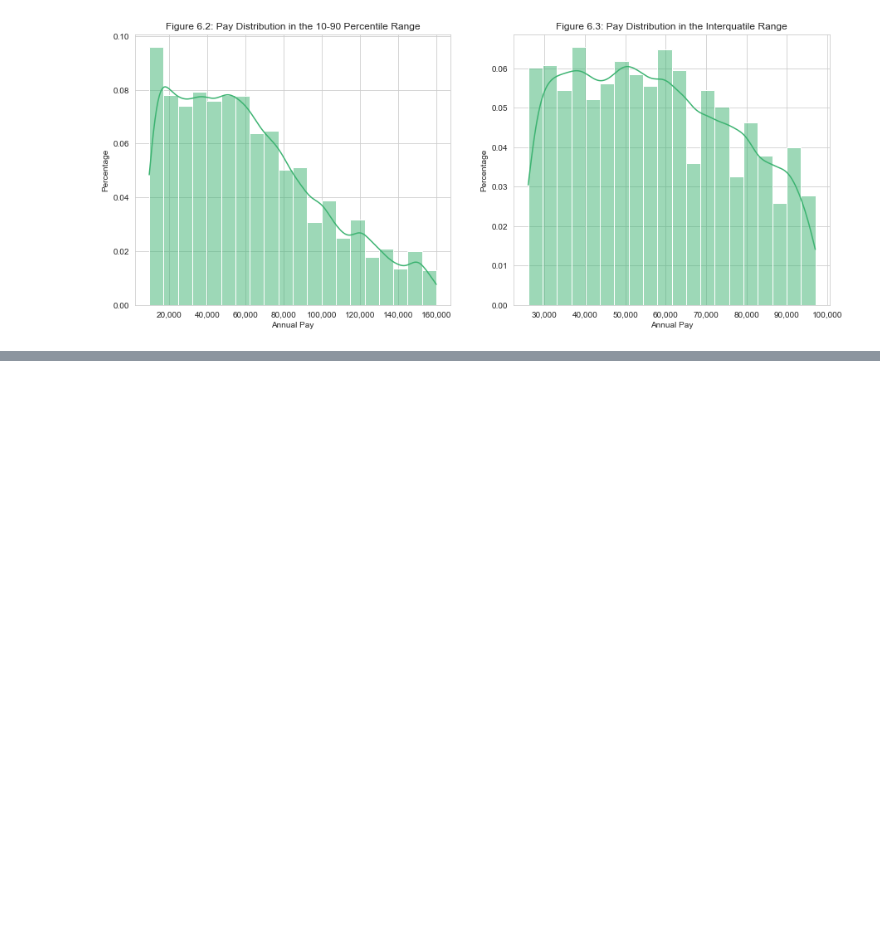
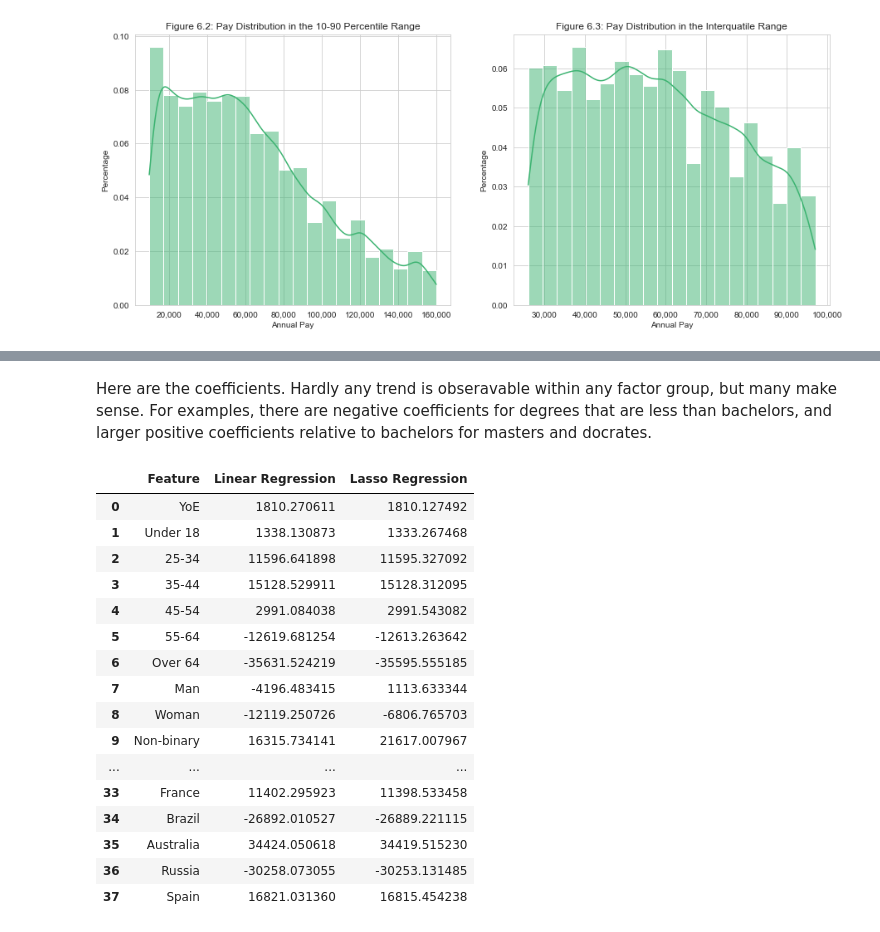
Before and after one commit to potatokim/data-science-demographics-visuals, a Jupyter notebook: main.ipynb, the cells around one changed output, grey strips where cells are left out. Cells and saved outputs as stored; diff of their text form; code cells hidden in the pictures; blank space fills up the shorter version.

```diff
--- a/main.ipynb
+++ b/main.ipynb
@@ -741,0 +837,26 @@ mid_pay_plot.set(ylabel=PCT_LABEL, xlabel=PAY_LABEL, title='Figure 6.3: Pay Dist
+# %% [markdown]
+Here are the coefficients. Hardly any trend is obseravable within any factor group, but many make sense. For examples, there are negative coefficients for degrees that are less than bachelors, and larger positive coefficients relative to bachelors for masters and docrates.
+# %%
+pd.DataFrame({
+    'Feature' : list(pred_data.drop(columns=[PAY]).columns),
+    'Linear Regression': lr.coef_,
+    'Lasso Regression': lasso.coef_
+})
+# %% [output]
+|  | Feature | Linear Regression | Lasso Regression |
+| 0 | YoE | 1810.270611 | 1810.127492 |
+| 1 | Under 18 | 1338.130873 | 1333.267468 |
+| 2 | 25-34 | 11596.641898 | 11595.327092 |
+| 3 | 35-44 | 15128.529911 | 15128.312095 |
+| 4 | 45-54 | 2991.084038 | 2991.543082 |
+| 5 | 55-64 | -12619.681254 | -12613.263642 |
+| 6 | Over 64 | -35631.524219 | -35595.555185 |
+| 7 | Man | -4196.483415 | 1113.633344 |
+| 8 | Woman | -12119.250726 | -6806.765703 |
+| 9 | Non-binary | 16315.734141 | 21617.007967 |
+| ... | ... | ... | ... |
+| 33 | France | 11402.295923 | 11398.533458 |
+| 34 | Brazil | -26892.010527 | -26889.221115 |
+| 35 | Australia | 34424.050618 | 34419.515230 |
+| 36 | Russia | -30258.073055 | -30253.131485 |
+| 37 | Spain | 16821.031360 | 16815.454238 |
```
Also changed, not shown: parts of 34 cells of this notebook.
